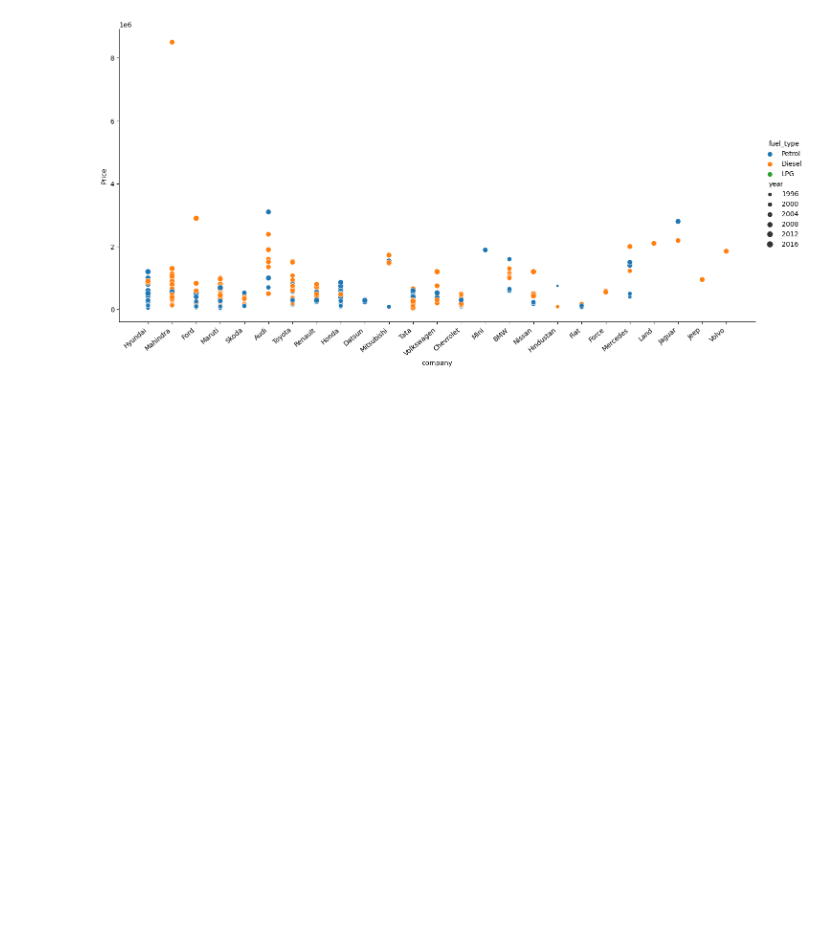
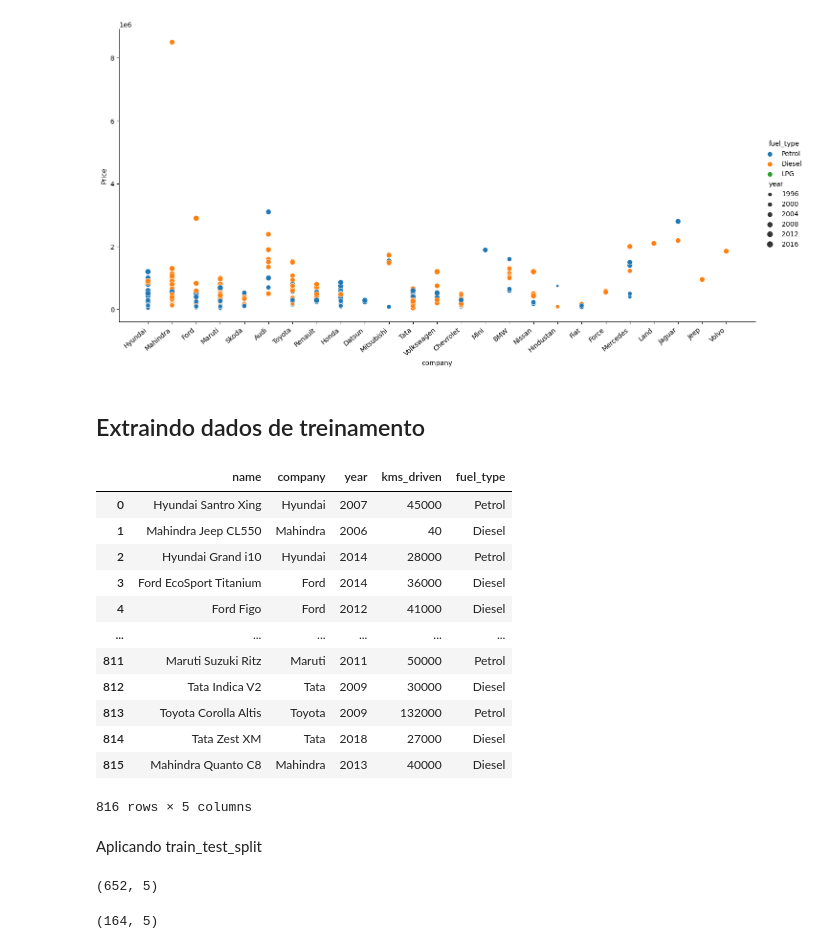
Before and after one commit to KARINAgoncalvesSOARES/ML_verificando_peco_carro, a Jupyter notebook: predicao_preco_car.ipynb, the cells around one changed output. Saved outputs shown, nothing was run; the diff lists cells and outputs as text; code cells hidden in the pictures; blank space fills up the shorter version.

Commit message:
extraindo dados de treinamento

```diff
--- a/predicao_preco_car.ipynb
+++ b/predicao_preco_car.ipynb
@@ -405,3 +405,25 @@ ax.set_xticklabels(rotation=40, ha='right')
 plt.show()
 # %% [output]
 [figure]
+# %% [markdown]
+## Extraindo dados de treinamento
+# %%
+x = df2[['name', 'company', 'year', 'kms_driven','fuel_type']] # Minhas features
+y = df2['Price'] # Meu alvo/target
+x
+# %% [output]
+|  | name | company | year | kms_driven | fuel_type |
+| 0 | Hyundai Santro Xing | Hyundai | 2007 | 45000 | Petrol |
+| 1 | Mahindra Jeep CL550 | Mahindra | 2006 | 40 | Diesel |
+| 2 | Hyundai Grand i10 | Hyundai | 2014 | 28000 | Petrol |
+| 3 | Ford EcoSport Titanium | Ford | 2014 | 36000 | Diesel |
+| 4 | Ford Figo | Ford | 2012 | 41000 | Diesel |
+| ... | ... | ... | ... | ... | ... |
+| 811 | Maruti Suzuki Ritz | Maruti | 2011 | 50000 | Petrol |
+| 812 | Tata Indica V2 | Tata | 2009 | 30000 | Diesel |
+| 813 | Toyota Corolla Altis | Toyota | 2009 | 132000 | Petrol |
+| 814 | Tata Zest XM | Tata | 2018 | 27000 | Diesel |
+| 815 | Mahindra Quanto C8 | Mahindra | 2013 | 40000 | Diesel |
+816 rows × 5 columns
+# %% [markdown]
+Aplicando train_test_split
@@ -407,0 +436,8 @@ plt.show()
+# %%
+x_train.shape
+# %% [output]
+(652, 5)
+# %%
+x_test.shape
+# %% [output]
+(164, 5)
```
Also changed, not shown: parts of 4 cells of this notebook.
